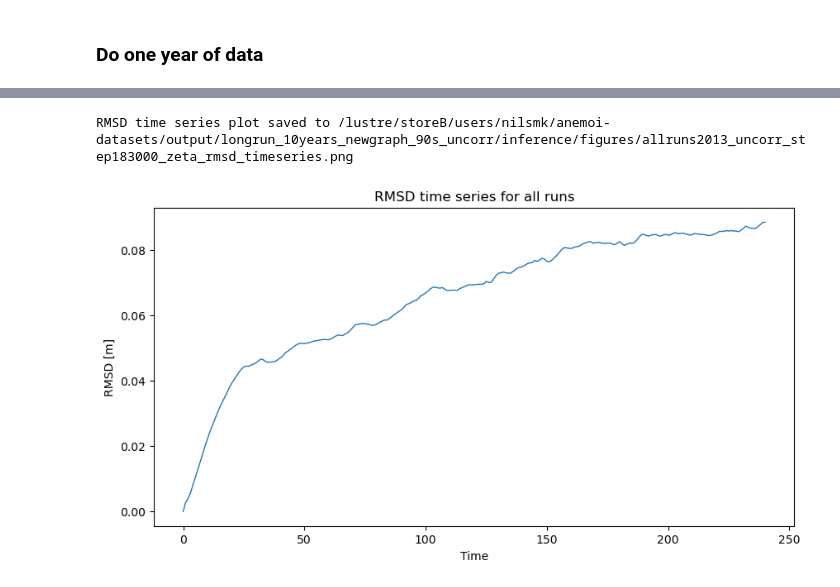
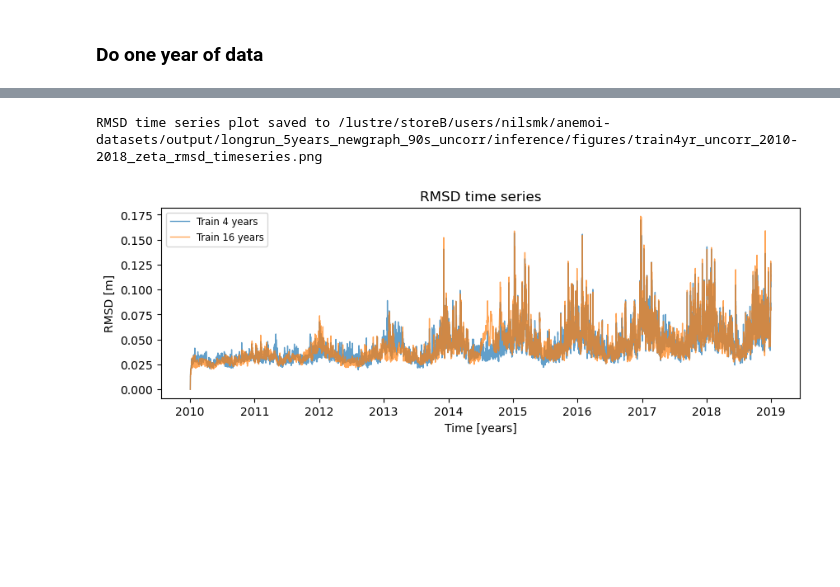
Before and after one commit to nilsmkMET/anemoi-stormsurge, a Jupyter notebook: notebooks/plot_netcdf.ipynb, the cells around one changed output, grey strips where cells are left out. Cells and saved outputs as stored; diff of their text form; code cells hidden in the pictures; blank space fills up the shorter version.

```diff
--- a/notebooks/plot_netcdf.ipynb
+++ b/notebooks/plot_netcdf.ipynb
@@ -351,14 +473,15 @@ import glob
 # Run top cells first
 plot_corrected = False
 do_one_year = True
-read_only_one_yearly_file = False
+read_only_one_yearly_file = True
 # %%
-odir = '/lustre/storeB/users/nilsmk/anemoi-datasets/output/longrun_graph10.3_1980-2012/inference/analysis/'
+# odir = '/lustre/storeB/users/nilsmk/anemoi-datasets/output/longrun_graph10.3_1980-2012/inference/analysis/'
 # Create odir if it does not exist
 import os
 if not os.path.exists(odir):
     os.makedirs(odir)
-if not plot_corrected:
-    prefix = f'allruns2013_uncorr_step{step}_'
+if plot_corrected:
+    prefix = prefix.format('corr', f'{step:06d}')
 else:
-    prefix = f'allruns2013_corrected_step{step}_'
+    prefix = prefix.format('uncorr', f'{step:06d}')
+print(prefix)
@@ -365,11 +490,8 @@ else:
 # %%
 if not read_only_one_yearly_file:
-    ifiles = glob.glob(f'/lustre/storeB/users/nilsmk/anemoi-datasets/output/longrun_graph10.3_1980-2012/inference/????-??-??_10day_step{step}.nc')
-    # if plot_corrected:
-    #     ifiles = glob.glob(f'/lustre/storeB/users/nilsmk/anemoi-datasets/output/longrun_10years_newgraph_90s_corrected/inference/????-??-??_10day_step{step}.nc')
-    # else:
-    #     ifiles = glob.glob(f'/lustre/storeB/users/nilsmk/anemoi-datasets/output/longrun_10years_newgraph_90s_uncorr/inference/????-??-??_10day_step{step}.nc')
+    ifiles = glob.glob(multiyear_filestruct)
 else:
     # If only dealing with one single yearly file:
     ifiles = [ifile]
 ifiles.sort()
+print(f'Found {len(ifiles)} files to process.')
@@ -430,20 +569,32 @@ RMSD time series saved to /lustre/storeB/users/nilsmk/anemoi-datasets/output/lon
+# %%
+rmsd_file4 = os.path.join(commondir, 'longrun_5years_newgraph_90s_uncorr/inference/figures/train4yr_uncorr_2010-2018_zeta_rmsd_timeseries.csv')
+rmsd_file16 = os.path.join(commondir, 'longrun_10years_newgraph_90s_uncorr/inference/figures/train16yr_uncorr_2010-2018_zeta_rmsd_timeseries.csv')
+rmsd_df4 = pd.read_csv(rmsd_file4, index_col=0)
+rmsd_df16 = pd.read_csv(rmsd_file16, index_col=0)
 # %%
-# Plot the RMSE time series for all runs, color them by the CP step using viridis colormap
+# Plot the RMSD time series for all runs, color them by the CP step using viridis colormap
 if do_one_year:
     import matplotlib.cm as cm
-    fig, ax = plt.subplots(figsize=(10, 5))
-    ax.plot(np.arange(rmse_df.shape[1]), np.median(rmse_df, axis=0), label=f'RMSE', lw=1)
+    fig, ax = plt.subplots(figsize=(10, 3))
+    # ax.plot(np.arange(rmse_df.shape[1]), np.median(rmse_df, axis=0), label=f'RMSE', lw=1)
+    # ax.plot(time, np.median(rmse_df, axis=0), label=f'RMSD', lw=1)
+    ax.plot(time, np.median(rmsd_df4, axis=0), label=f'Train 4 years', lw=1, alpha=0.7)
+    ax.plot(time, np.median(rmsd_df16, axis=0), label=f'Train 16 years', lw=1, alpha=0.7)
+    # ax.plot(np.arange(rmse_scaled_df.shape[1]), np.median(rmse_scaled_df, axis=0), label=f'RMSE', lw=1)
     # ax.set_xlim(0,480)
-    ax.set_title(f'RMSD time series for all runs')
-    ax.set_xlabel('Time')
+    # ax.set_ylim(0,0.050)
+    # ax.set_ylim(0,5)
+    # ax.set_title(f'RMSD time series for all runs')
+    ax.set_title(f'RMSD time series')
+    ax.set_xlabel('Time [years]')
     ax.set_ylabel('RMSD [m]')
-    # ax.legend(fontsize='small')
+    ax.legend(fontsize='small')
     plt.savefig(os.path.join(odir, f'{prefix}zeta_rmsd_timeseries.png'), dpi=100)
     print(f'RMSD time series plot saved to {os.path.join(odir, f"{prefix}zeta_rmsd_timeseries.png")}')
     plt.show()
 # %% [output]
-RMSD time series plot saved to /lustre/storeB/users/nilsmk/anemoi-datasets/output/longrun_10years_newgraph_90s_uncorr/inference/figures/allruns2013_uncorr_step183000_zeta_rmsd_timeseries.png
+RMSD time series plot saved to /lustre/storeB/users/nilsmk/anemoi-datasets/output/longrun_5years_newgraph_90s_uncorr/inference/figures/train4yr_uncorr_2010-2018_zeta_rmsd_timeseries.png
-[figure, old version]
+[figure, new version]
 # %%
 # Plot the RMSE time series for all runs, color them by the CP step using viridis colormap
 if do_one_year:
```
Also changed, not shown: parts of 27 cells of this notebook, 11 other files.
